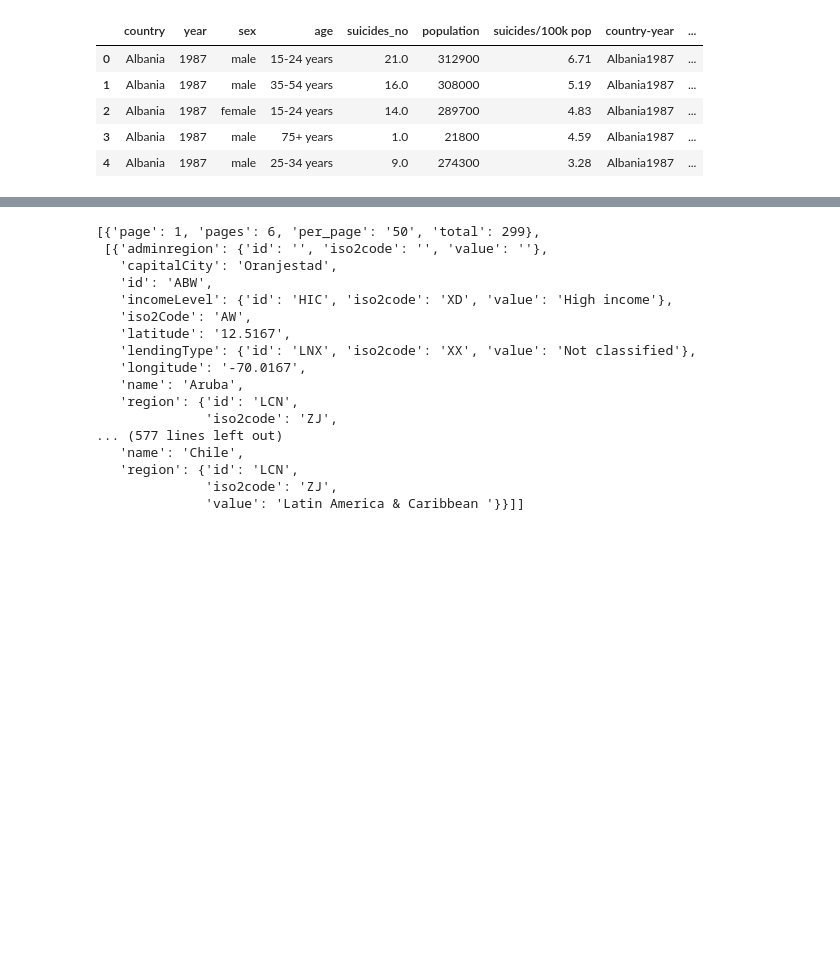
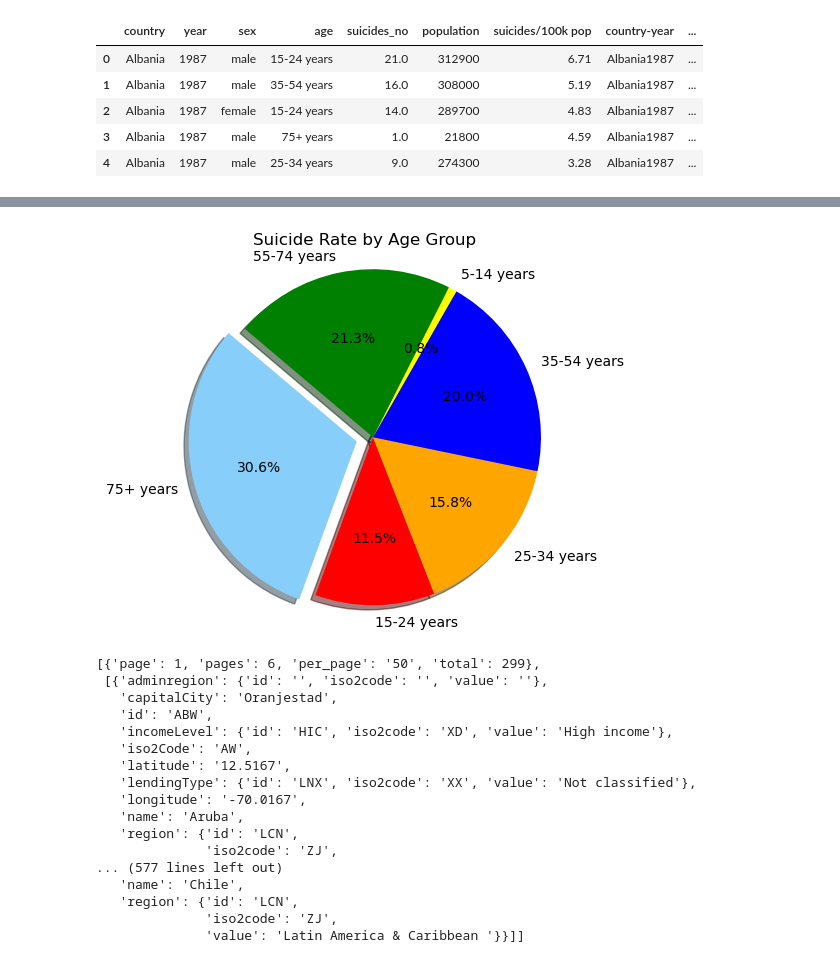
Before and after one commit to BirundhaVaratharajan/Project-1, a Jupyter notebook: Untitled.ipynb, the cells around one changed output, grey strips where cells are left out. Saved outputs shown, nothing was run; the diff lists cells and outputs as text; code cells hidden in the pictures; blank space fills up the shorter version.

```diff
--- a/Untitled.ipynb
+++ b/Untitled.ipynb
@@ -176,3 +153,14 @@ Name: Suicide mortality rate (per 100,000 population), dtype: float64
+# %%
+labels = ["15-24 years", "25-34 years", "35-54 years", "5-14 years", "55-74 years", "75+ years"]
+explode = (0, 0, 0, 0, 0, 0.1)
+sizes = [8.076554, 11.107635, 14.031126, 0.559401, 14.952714, 21.505186]
+colors = ["red", "orange", "blue", "yellow", "green", "lightskyblue"]
+plt.pie(sizes, explode = explode, labels = labels, colors = colors, autopct = "%1.1f%%", shadow = "True", startangle = 250)
+plt.title("Suicide Rate by Age Group")
+plt.axis("equal")
+plt.show()
+# %% [output]
+[figure, added]
 # %%
 
 
```
Also changed, not shown: parts of 24 cells of this notebook, 4 other files.
